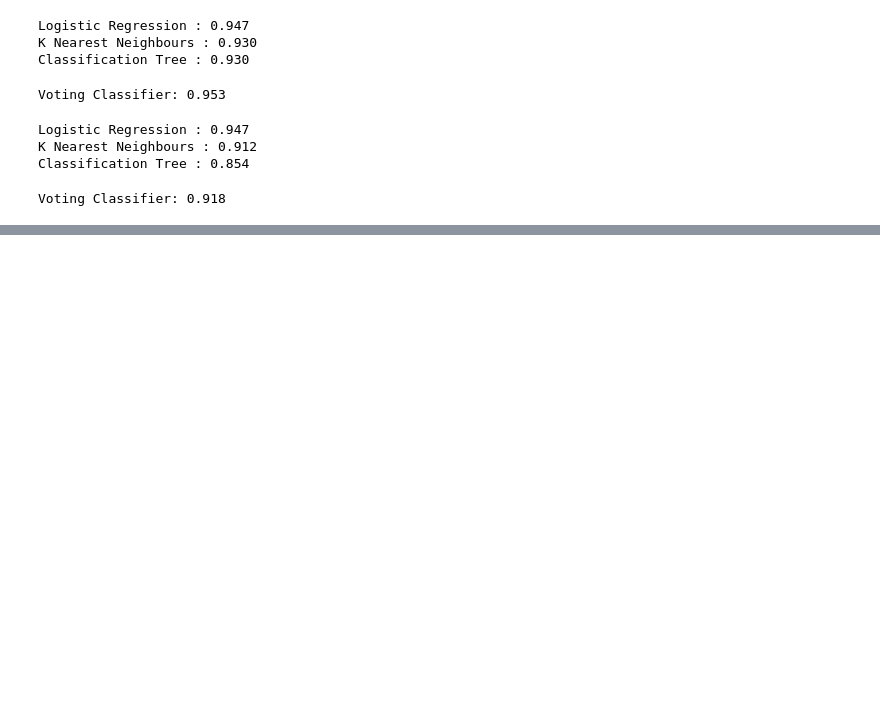
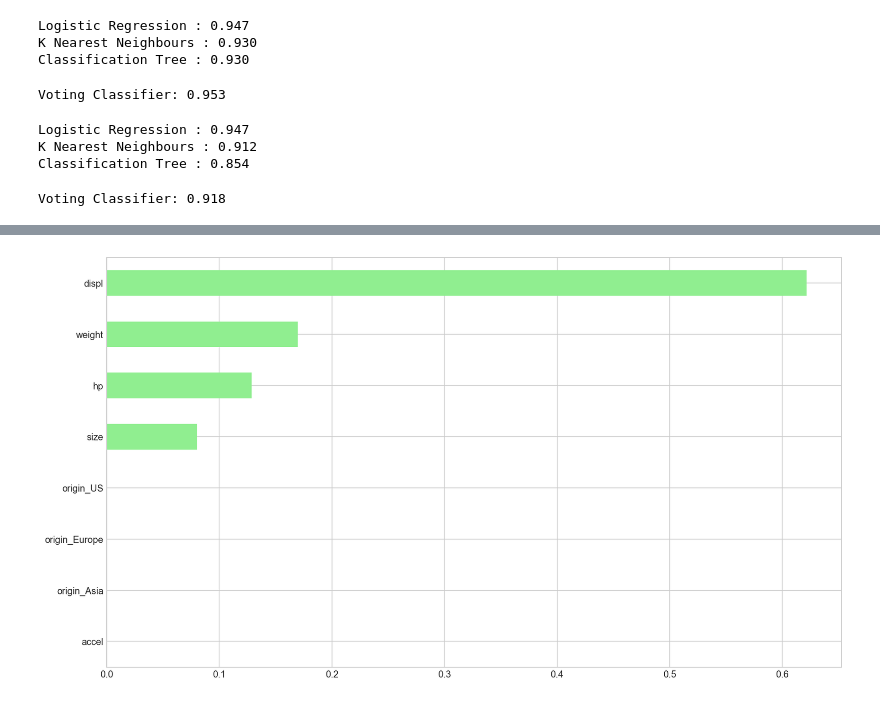
Before and after one commit to cschellenberger/Data-Science-Learning, a Jupyter notebook: Machine Learning with Tree-Based Models in Python.ipynb, the cells around one changed output, grey strips where cells are left out. Drawn from its saved outputs; the diff is of its cells as text; code cells hidden in the pictures; blank space fills up the shorter version.

```diff
--- a/Machine Learning with Tree-Based Models in Python.ipynb
+++ b/Machine Learning with Tree-Based Models in Python.ipynb
@@ -1121,0 +1286,12 @@ Voting Classifier: 0.918
+# %%
+from sklearn.ensemble import RandomForestRegressor
+
+X = auto_encoded.drop(columns='mpg')
+print(X)
+y = auto_encoded['mpg']
+print(y)
+
+# Split data into 80% train and 20% test
+X_train, X_test, y_train, y_test= train_test_split(X, y,
+                                                  test_size=0.2,
+                                                  random_state=3)
@@ -1121,0 +1316,13 @@ Voting Classifier: 0.918
+# %%
+# Instantiate a random forests regressor 'rf' 400 estimators
+rf = RandomForestRegressor(n_estimators=400,
+                          min_samples_leaf=0.12,
+                          random_state=SEED)
+
+# min_samples_leaf set to 0.12 ensures that each leaf
+# contains at least 12% of the training data
+# %%
+# Fit 'rf' to the training set
+rf.fit(X_train, y_train)
+# Predict the test set labels 'y_pred'
+y_pred = rf.predict(X_test)
@@ -1121,0 +1344,16 @@ Voting Classifier: 0.918
+# %%
+import pandas as pd
+import matplotlib.pyplot as plt
+
+# Create a pd.Series of feature importances
+importances_rf = pd.Series(rf.feature_importances_, index = X.columns)
+
+# Sort importances_rf
+sorted_importances_rf = importances_rf.sort_values()
+
+# Make a horizontal bar plot
+sorted_importances_rf.plot(kind='barh', color='lightgreen')
+
+plt.show()
+# %% [output]
+[figure, added]
```
Also changed, not shown: parts of 53 cells of this notebook.
